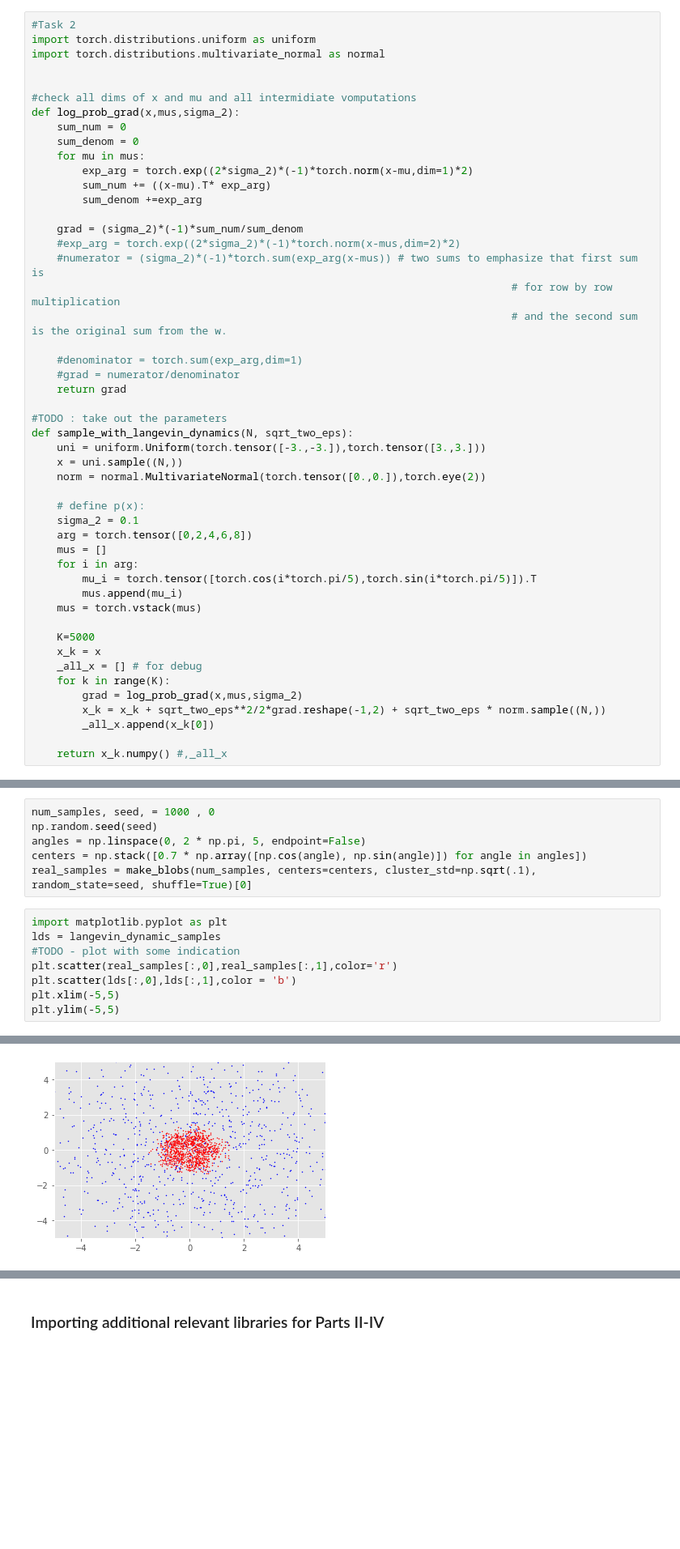
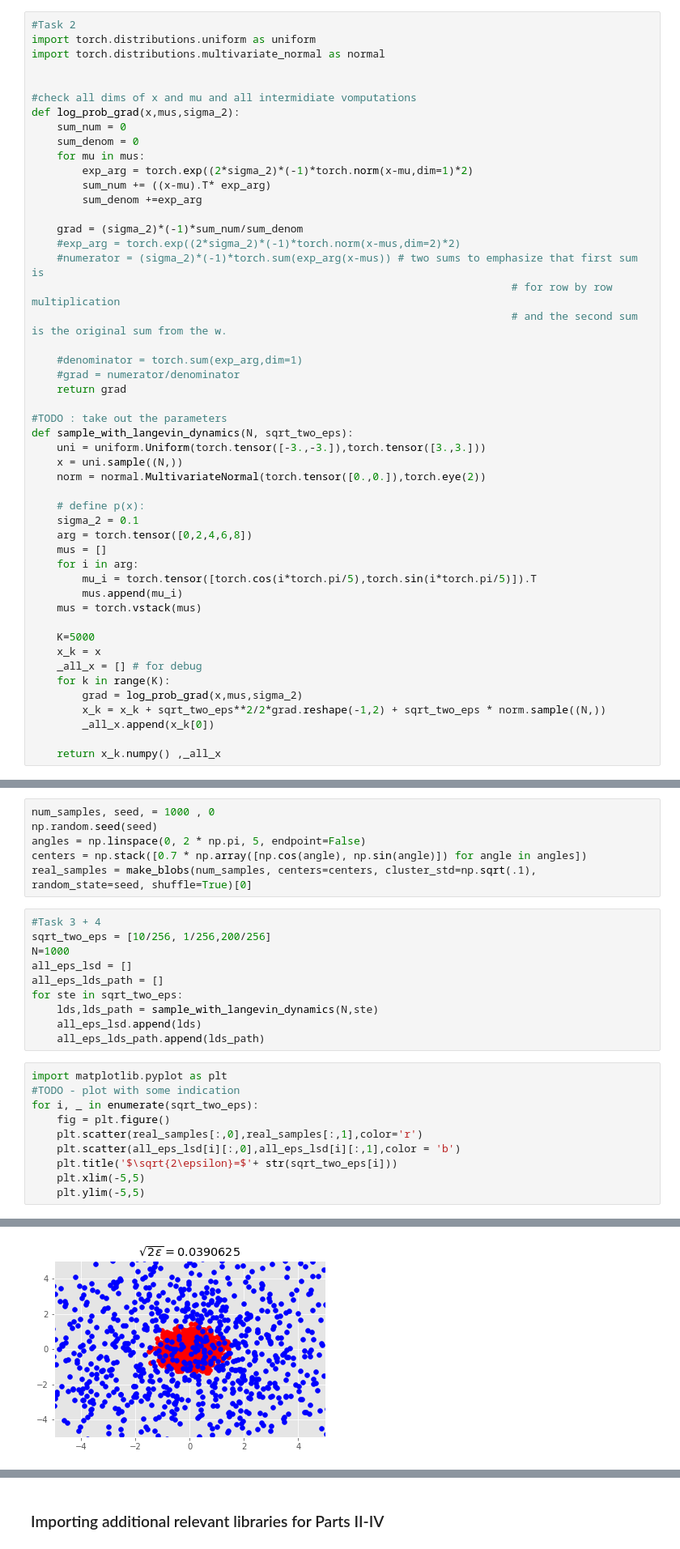
Before and after one commit to adidigit/statistical_methods_in_ip, a Jupyter notebook: HW2/HW2_Spring2022_Langevin_Dynamics_and_EBMs.ipynb, the cells around one changed output, grey strips where cells are left out. Shown at 81% size. Saved outputs shown, nothing was run; the diff lists cells and outputs as text; blank space fills up the shorter version.

Commit message:
tasks 3+4 reorganized

```diff
--- a/HW2/HW2_Spring2022_Langevin_Dynamics_and_EBMs.ipynb
+++ b/HW2/HW2_Spring2022_Langevin_Dynamics_and_EBMs.ipynb
@@ -117,7 +117,7 @@ def sample_with_langevin_dynamics(N, sqrt_two_eps):
         x_k = x_k + sqrt_two_eps**2/2*grad.reshape(-1,2) + sqrt_two_eps * norm.sample((N,))
         _all_x.append(x_k[0])
 
-    return x_k.numpy() #,_all_x
+    return x_k.numpy() ,_all_x
 # %%
 # for debug only
 import matplotlib.pyplot as plt
@@ -138,12 +135,24 @@ np.random.seed(seed)
 angles = np.linspace(0, 2 * np.pi, 5, endpoint=False)
 centers = np.stack([0.7 * np.array([np.cos(angle), np.sin(angle)]) for angle in angles])
 real_samples = make_blobs(num_samples, centers=centers, cluster_std=np.sqrt(.1), random_state=seed, shuffle=True)[0]
+# %%
+#Task 3 + 4
+sqrt_two_eps = [10/256, 1/256,200/256]
+N=1000
+all_eps_lsd = []
+all_eps_lds_path = []
+for ste in sqrt_two_eps:
+    lds,lds_path = sample_with_langevin_dynamics(N,ste)
+    all_eps_lsd.append(lds)
+    all_eps_lds_path.append(lds_path)
 # %%
 import matplotlib.pyplot as plt
-lds = langevin_dynamic_samples
 #TODO - plot with some indication
-plt.scatter(real_samples[:,0],real_samples[:,1],color='r')
-plt.scatter(lds[:,0],lds[:,1],color = 'b')
-plt.xlim(-5,5)
-plt.ylim(-5,5)
+for i, _ in enumerate(sqrt_two_eps):
+    fig = plt.figure()
+    plt.scatter(real_samples[:,0],real_samples[:,1],color='r')
+    plt.scatter(all_eps_lsd[i][:,0],all_eps_lsd[i][:,1],color = 'b')
+    plt.title('$\sqrt{2\epsilon}=$'+ str(sqrt_two_eps[i]))
+    plt.xlim(-5,5)
+    plt.ylim(-5,5)
 # %% [output]
@@ -151 +159 @@ plt.ylim(-5,5)
-[figure, old version]
+[figure, new version]
```
Also changed, not shown: parts of 4 cells of this notebook.
